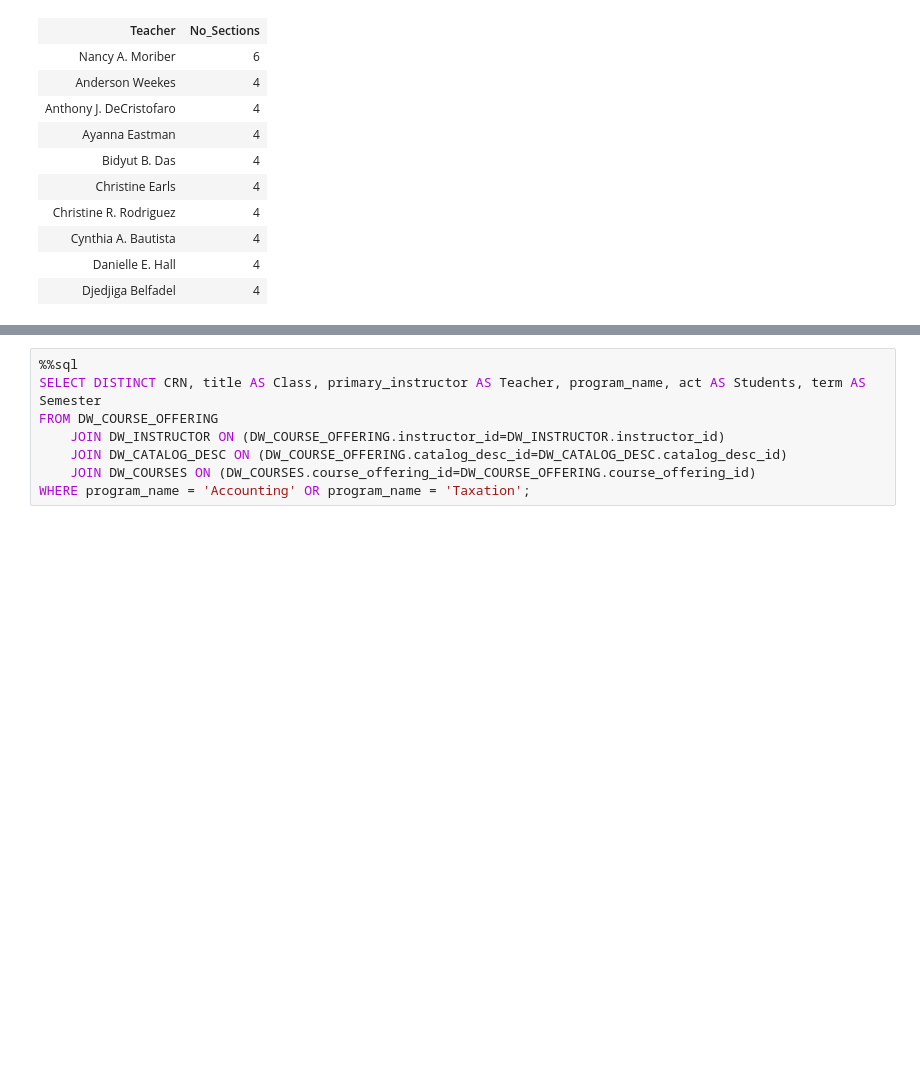
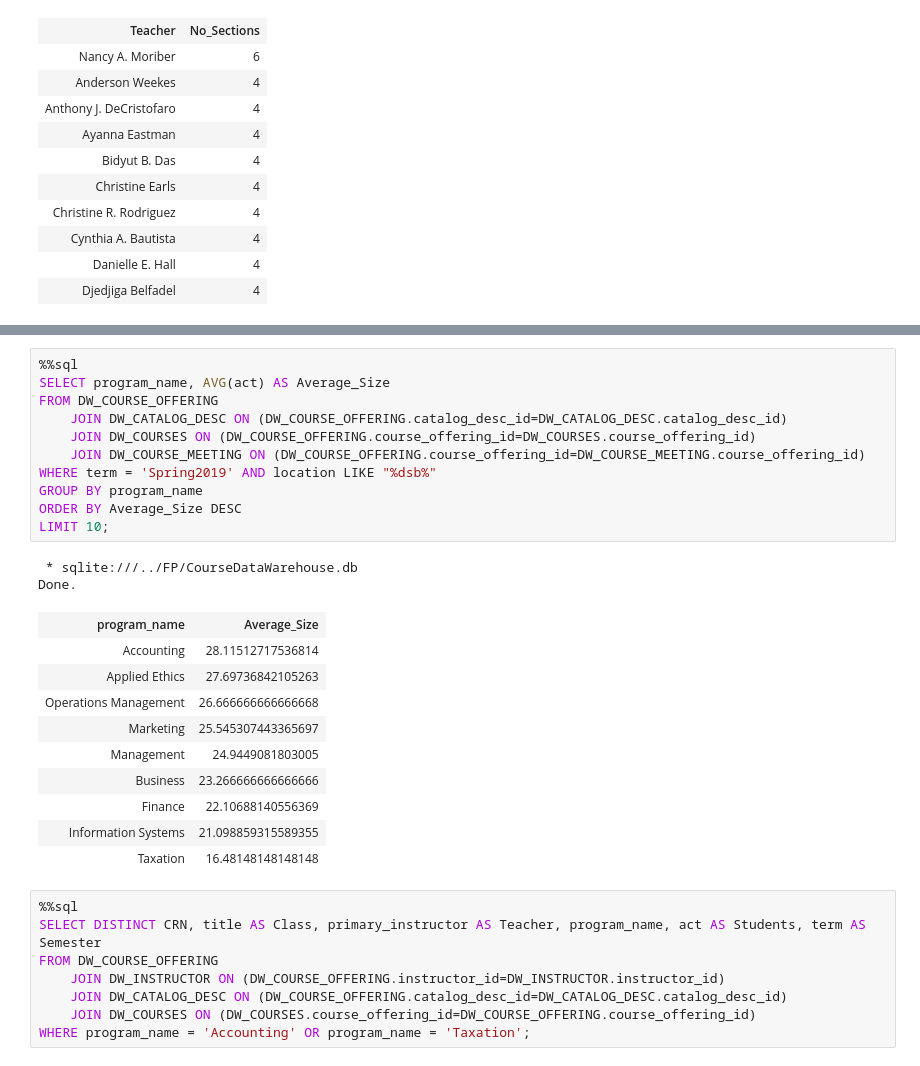
Before and after one commit to fairfield-university-ba-510-spring2019/final-project-another-day-another-data, a Jupyter notebook: CourseDataWarehouseDemo.ipynb, the cells around one changed output, grey strips where cells are left out. Cells and saved outputs as stored; diff of their text form; blank space fills up the shorter version.

Commit message:
Updated DataWarehouse

```diff
--- a/CourseDataWarehouseDemo.ipynb
+++ b/CourseDataWarehouseDemo.ipynb
@@ -88,3 +92,27 @@ Done.
+# %%
+%%sql
+SELECT program_name, AVG(act) AS Average_Size
+FROM DW_COURSE_OFFERING
+    JOIN DW_CATALOG_DESC ON (DW_COURSE_OFFERING.catalog_desc_id=DW_CATALOG_DESC.catalog_desc_id)
+    JOIN DW_COURSES ON (DW_COURSE_OFFERING.course_offering_id=DW_COURSES.course_offering_id)
+    JOIN DW_COURSE_MEETING ON (DW_COURSE_OFFERING.course_offering_id=DW_COURSE_MEETING.course_offering_id)
+WHERE term = 'Spring2019' AND location LIKE "%dsb%"
+GROUP BY program_name
+ORDER BY Average_Size DESC
+LIMIT 10;
+# %% [output]
+ * sqlite:///../FP/CourseDataWarehouse.db
+Done.
+| program_name | Average_Size |
+| Accounting | 28.11512717536814 |
+| Applied Ethics | 27.69736842105263 |
+| Operations Management | 26.666666666666668 |
+| Marketing | 25.545307443365697 |
+| Management | 24.9449081803005 |
+| Business | 23.266666666666666 |
+| Finance | 22.10688140556369 |
+| Information Systems | 21.098859315589355 |
+| Taxation | 16.48148148148148 |
 # %%
 %%sql
 SELECT DISTINCT CRN, title AS Class, primary_instructor AS Teacher, program_name, act AS Students, term AS Semester
```
Also changed, not shown: parts of 2 cells of this notebook, 1 other file.
